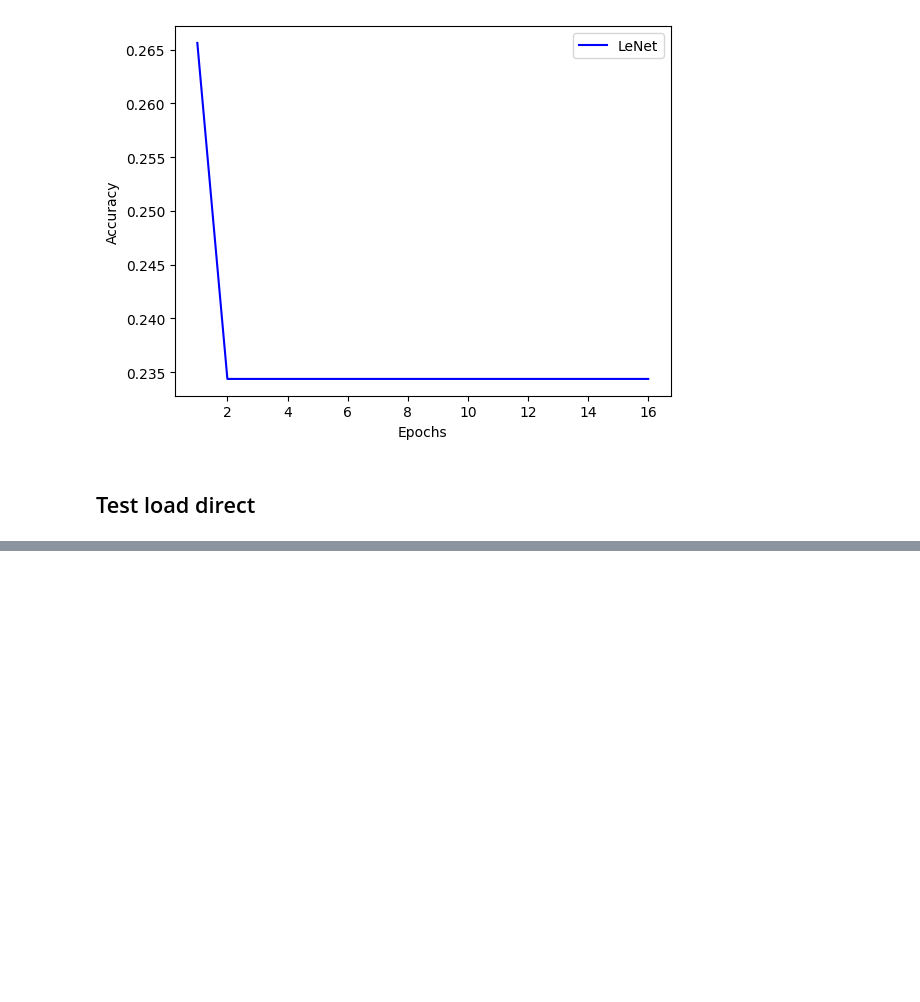
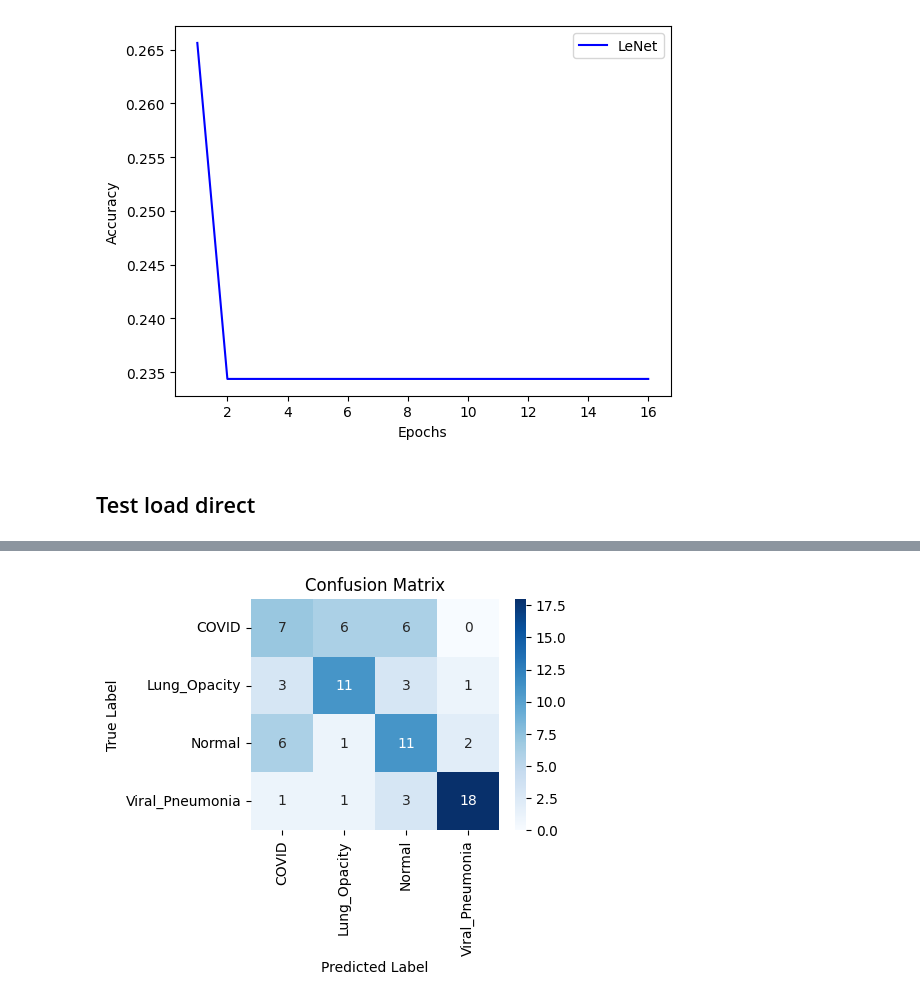
Before and after one commit to mmelkowski/radio_pulmo, a Jupyter notebook: notebooks/MME_notebook.ipynb, the cells around one changed output, grey strips where cells are left out. Saved outputs shown, nothing was run; the diff lists cells and outputs as text; code cells hidden in the pictures; blank space fills up the shorter version.

```diff
--- a/notebooks/MME_notebook.ipynb
+++ b/notebooks/MME_notebook.ipynb
@@ -327,0 +369,21 @@ plt.show()
+# %%
+# Confusion matrix
+# Compute confusion matrix
+cm = confusion_matrix(true_labels, pred_labels)
+
+# Optionally normalize the confusion matrix (if you want percentage instead of raw counts)
+cm_normalized = cm.astype('float') / cm.sum(axis=1)[:, np.newaxis]
+# %%
+# Visualization
+# get real label names
+class_names = test_dataset.class_names
+
+# Plot the confusion matrix
+plt.figure(figsize=(4, 3))
+sns.heatmap(cm, annot=True, fmt='g', cmap='Blues', xticklabels=class_names, yticklabels=class_names)
+plt.xlabel('Predicted Label')
+plt.ylabel('True Label')
+plt.title('Confusion Matrix')
+plt.show()
+# %% [output]
+[figure, added]
```
Also changed, not shown: parts of 5 cells of this notebook.
